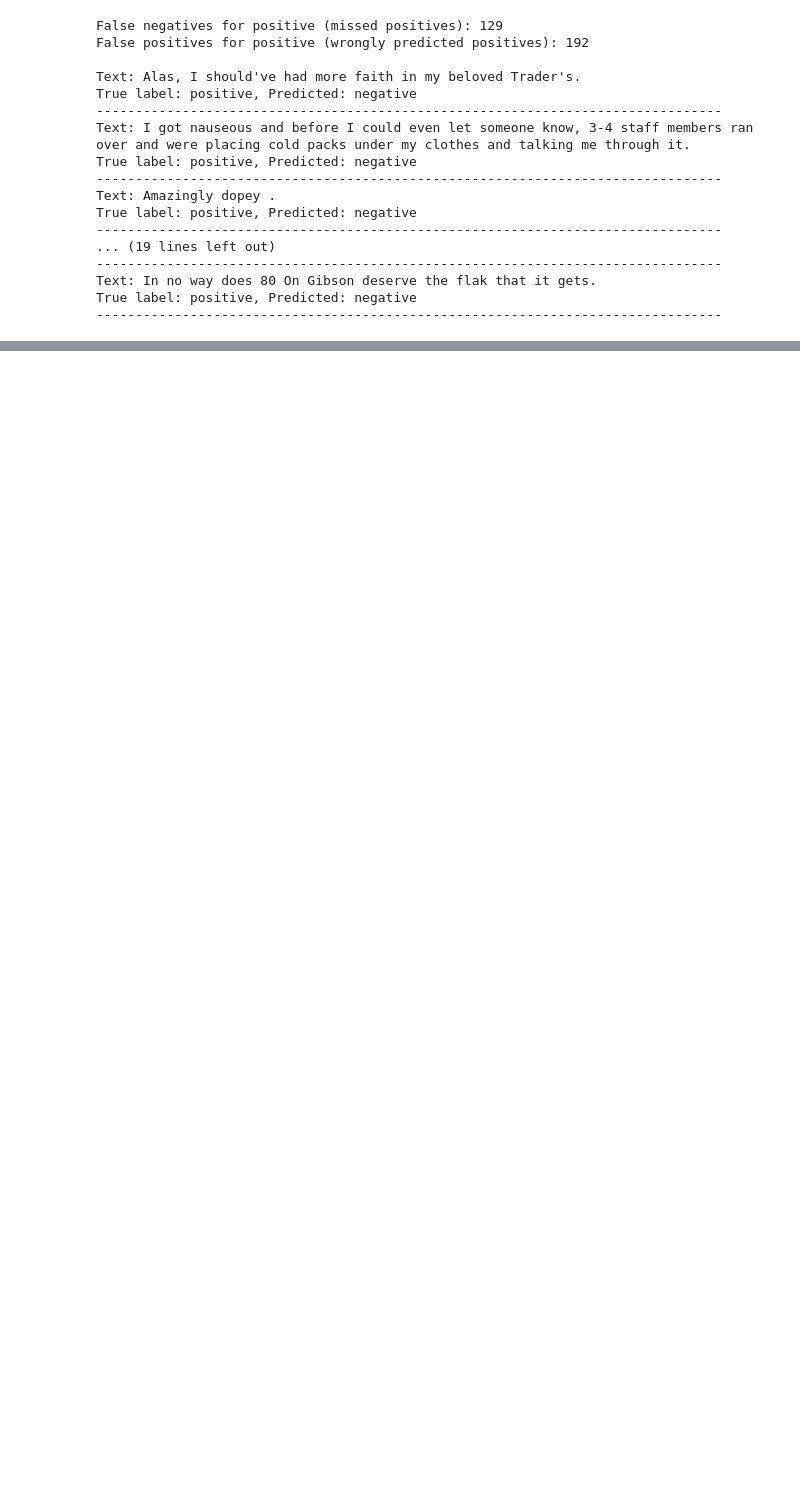
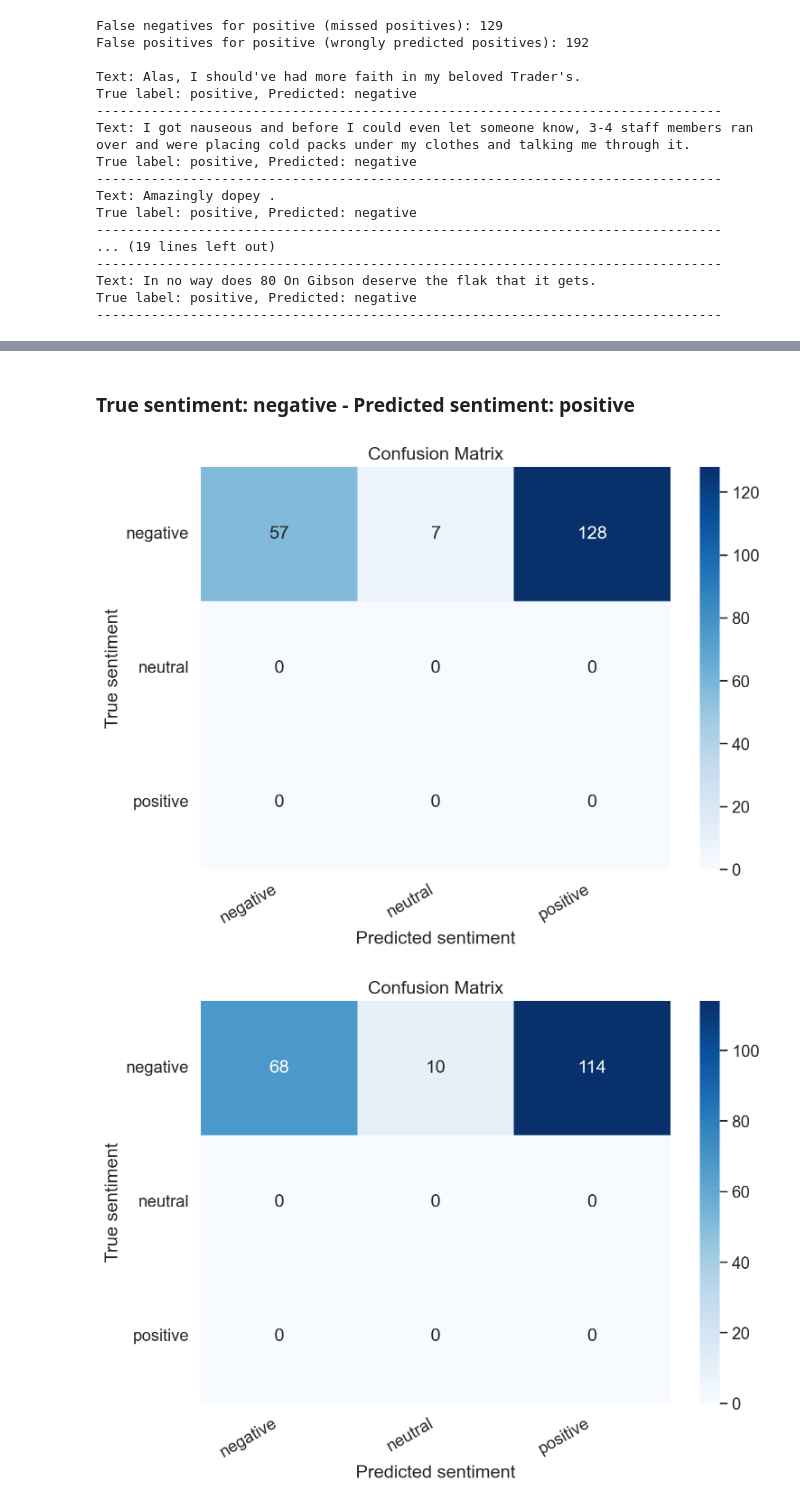
Before and after one commit to Thosam1/SentimentClassification, a Jupyter notebook: notebooks/inference_time_augmentation.ipynb, the cells around one changed output, grey strips where cells are left out. Drawn from its saved outputs; the diff is of its cells as text; code cells hidden in the pictures; blank space fills up the shorter version.

Commit message:
- finish inference time augmentation - add important generated files

```diff
--- a/notebooks/inference_time_augmentation.ipynb
+++ b/notebooks/inference_time_augmentation.ipynb
@@ -531,0 +342,2 @@ final_preds = [0,
+# %% [markdown]
+### True sentiment: negative - Predicted sentiment: positive
@@ -531,0 +347,46 @@ final_preds = [0,
+# %%
+test_neg_pos_df_paraphrasing_variations_prompt_variation_1 = pd.read_csv("../generated/data_augmentation/test_neg_pos_df_paraphrasing_variations_prompt_variation_1.csv", index_col=0)
+
+test_neg_pos_df_paraphrasing_variations_prompt_variation_2 = pd.read_csv("../generated/data_augmentation/test_neg_pos_df_paraphrasing_variations_prompt_variation_2.csv", index_col=0)
+
+
+test_data_loader_0 = create_data_loader(test_df.iloc[neg_pos], roberta_tokenizer, config.max_len, config.batch_size)
+
+test_data_loader_1 = create_data_loader(test_neg_pos_df_paraphrasing_variations_prompt_variation_1, roberta_tokenizer, config.max_len, config.batch_size)
+
+test_data_loader_2 = create_data_loader(test_neg_pos_df_paraphrasing_variations_prompt_variation_2, roberta_tokenizer, config.max_len, config.batch_size)
+
+y_review_texts_0, y_pred_0, y_pred_probs_0, y_test_0 = get_predictions(
+    roberta_model,
+    test_data_loader_0,
+    device
+)
+
+y_review_texts_1, y_pred_1, y_pred_probs_1, y_test_1 = get_predictions(
+    roberta_model,
+    test_data_loader_1,
+    device
+)
+
+y_review_texts_2, y_pred_2, y_pred_probs_2, y_test_2 = get_predictions(
+    roberta_model,
+    test_data_loader_2,
+    device
+)
+# %%
+final_preds_majority = predict_with_ensemble(
+    preds_list=[y_pred_0, y_pred_1, y_pred_2],
+    strategy="majority"
+)
+
+final_preds_softmax_avg = predict_with_ensemble(
+    preds_list=[y_pred_0, y_pred_1, y_pred_2],
+    probs_list=[y_pred_probs_0, y_pred_probs_1, y_pred_probs_2],
+    strategy="softmax_avg"
+)
+# %%
+plot_confusion_matrix(y_test_0, final_preds_majority, class_names)
+plot_confusion_matrix(y_test_0, final_preds_softmax_avg, class_names)
+# %% [output]
+[figure, added]
+[figure, added]
```
Also changed, not shown: parts of 46 cells of this notebook, 16 other files.
